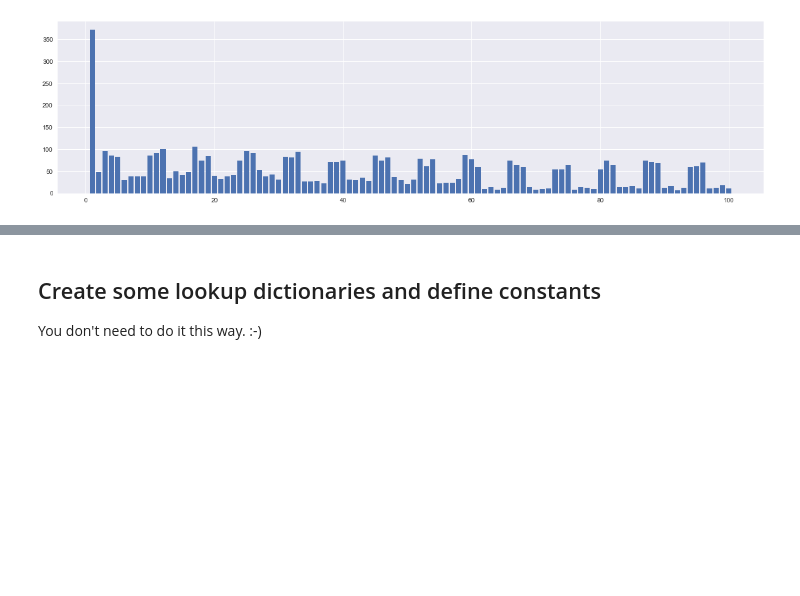
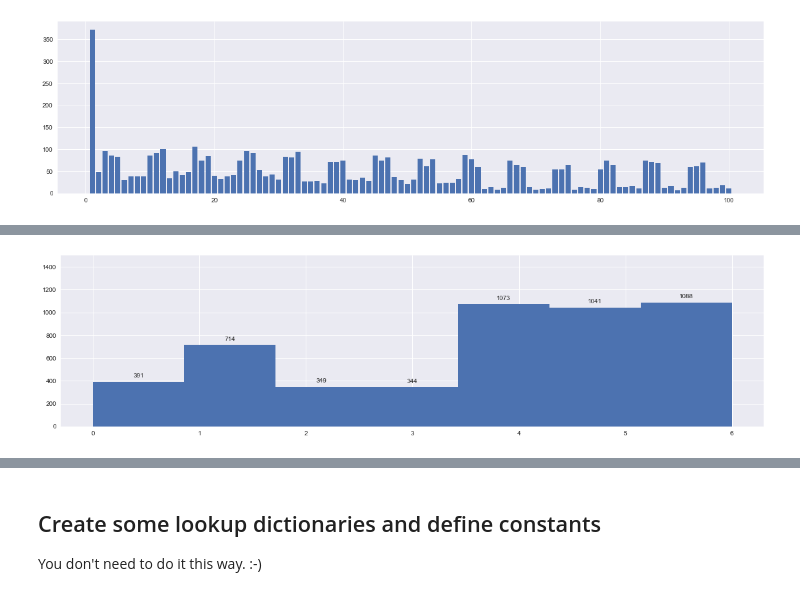
Before and after one commit to tdrumhel1/santa, a Jupyter notebook: santa-notebook-v1.ipynb, the cells around one changed output, grey strips where cells are left out. Saved outputs shown, nothing was run; the diff lists cells and outputs as text; code cells hidden in the pictures; blank space fills up the shorter version.

```diff
--- a/santa-notebook-v1.ipynb
+++ b/santa-notebook-v1.ipynb
@@ -136,0 +200,12 @@ ax.bar(data.groupby('choice_0')['choice_0'].count().index,data.groupby('choice_0
+# %%
+plt.close('all')
+plt.style.use('seaborn')
+
+fig, ax = plt.subplots(figsize=(20,5))
+
+hist = ax.hist(data['choice_0_day'].astype('int'),bins=7)
+ax.set(ylim=(0,1500))
+
+add_value_labels(ax)
+# %% [output]
+[figure, added]
```
Also changed, not shown: parts of 13 cells of this notebook.
